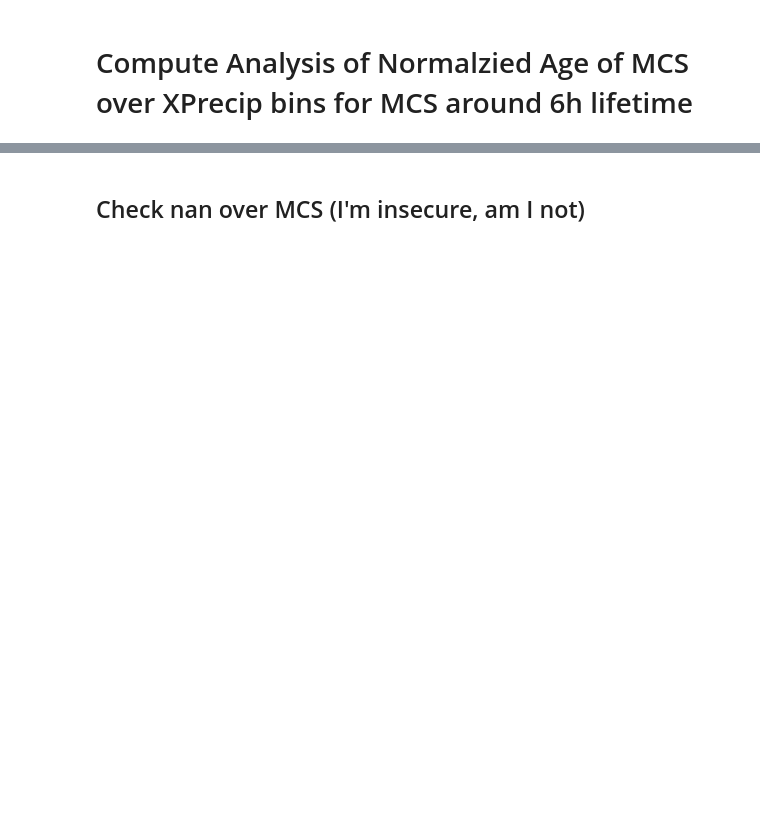
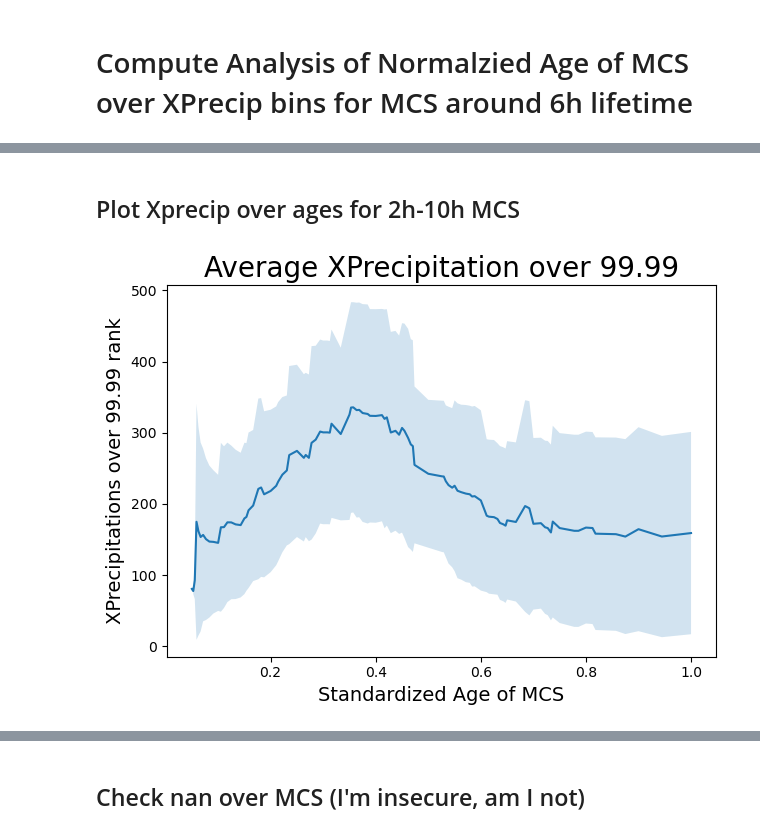
Before and after one commit to bfildier/stage-2023-multiscale-extremes, a Jupyter notebook: scripts/MCS_Age_over_XNatPrecip.ipynb, the cells around one changed output, grey strips where cells are left out. Saved outputs shown, nothing was run; the diff lists cells and outputs as text; code cells hidden in the pictures; blank space fills up the shorter version.

```diff
--- a/scripts/MCS_Age_over_XNatPrecip.ipynb
+++ b/scripts/MCS_Age_over_XNatPrecip.ipynb
@@ -681,0 +151,22 @@ No artists with labels found to put in legend.  Note that artists whose label st
+# %% [markdown]
+## Plot Xprecip over ages for 2h-10h MCS
+# %%
+import pandas as pd
+import matplotlib.pyplot as plt
+
+# Calculate moving average
+window_width = 20  # Change this value to adjust the width of the moving average
+rolling_average = pd.Series(Xprecip_over_ages).rolling(window=window_width, min_periods=1).mean()
+rolling_std = pd.Series(Xprecip_over_ages).rolling(window=window_width, min_periods=1).std()
+
+# Plot the moving average
+plt.plot(Ages_of_Xprecip, rolling_average)
+plt.fill_between(Ages_of_Xprecip, rolling_average - rolling_std, rolling_average + rolling_std, alpha=0.2)
+plt.xlabel('Standardized Age of MCS', fontsize=14)
+plt.ylabel('XPrecipitations over 99.99 rank', fontsize=14)
+plt.title('Average XPrecipitation over 99.99', fontsize=20)
+plt.tight_layout()
+#plt.savefig(output_MESONH_path + "Xprecip_over_ages_width20.png", dpi = 300)
+plt.show()
+# %% [output]
+[figure, added]
```
Also changed, not shown: parts of 67 cells of this notebook, 6 other files.
